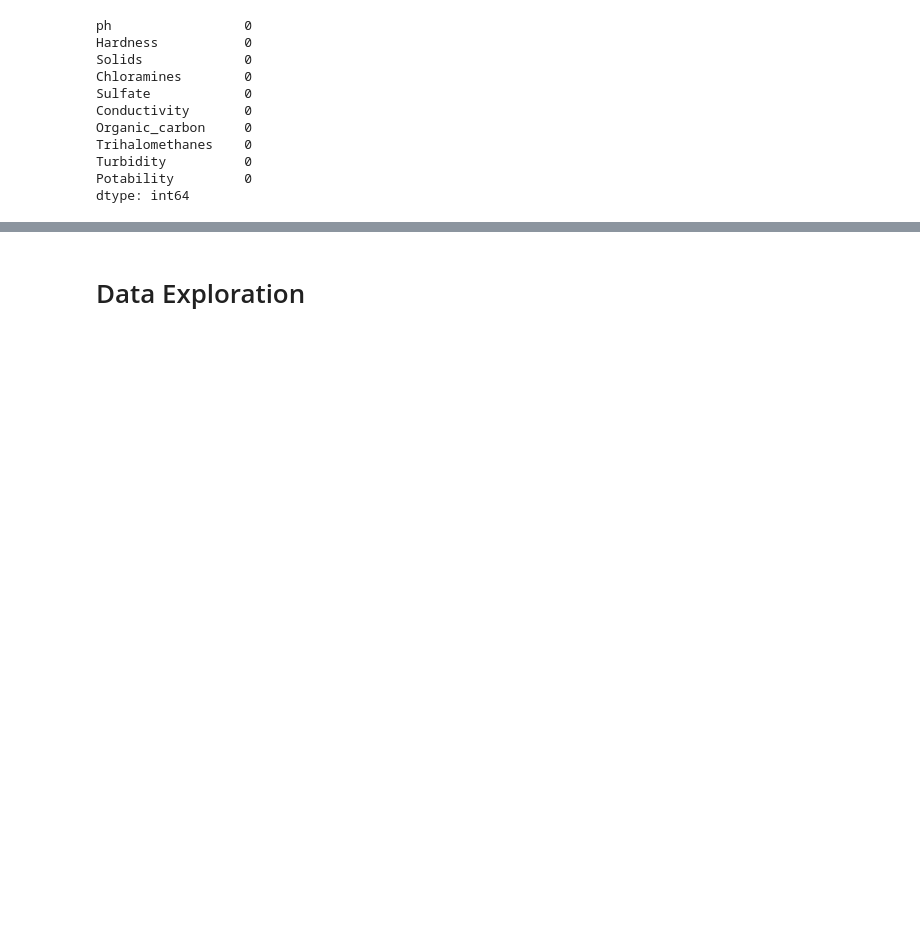
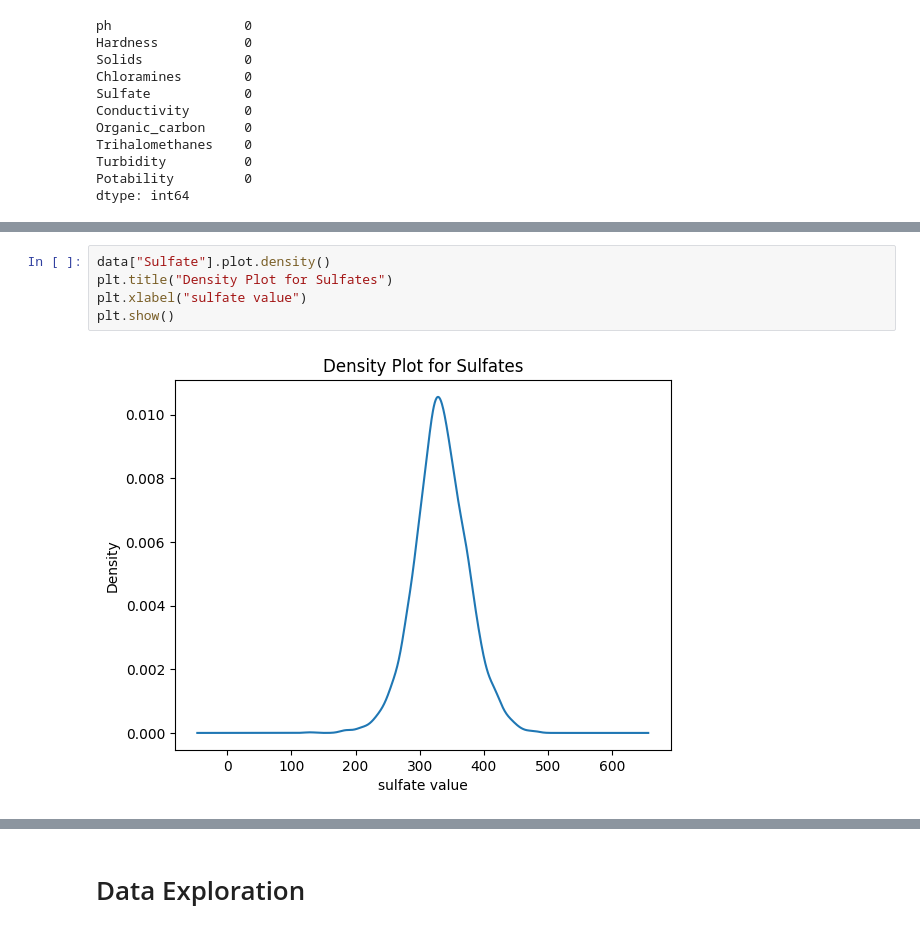
Before and after one commit to AragusSM/Water_Purity, a Jupyter notebook: Untitled.ipynb, the cells around one changed output, grey strips where cells are left out. Saved outputs shown, nothing was run; the diff lists cells and outputs as text; blank space fills up the shorter version.

```diff
--- a/Untitled.ipynb
+++ b/Untitled.ipynb
@@ -168,0 +172,7 @@ dtype: int64
+# %%
+data["Sulfate"].plot.density()
+plt.title("Density Plot for Sulfates")
+plt.xlabel("sulfate value")
+plt.show()
+# %% [output]
+[figure, added]
```
Also changed, not shown: parts of 10 cells of this notebook.
